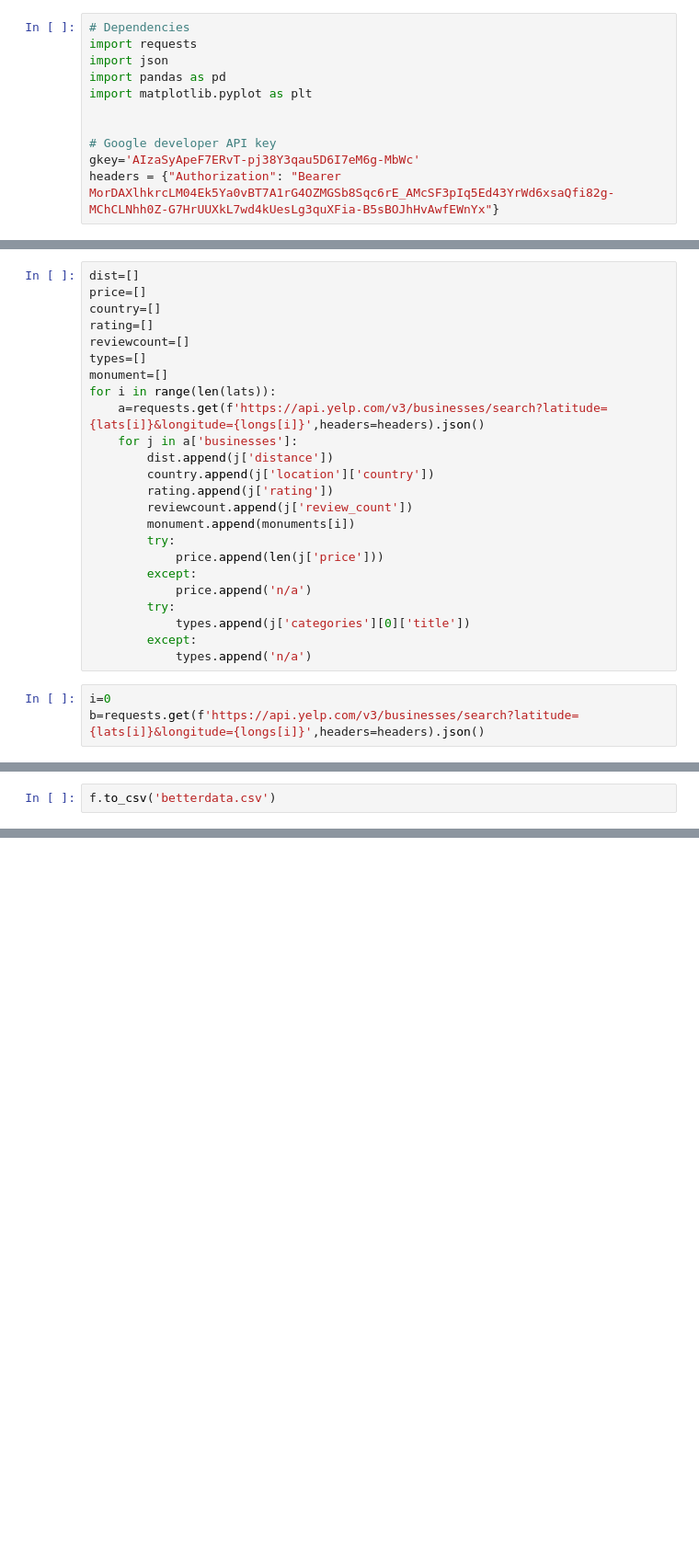
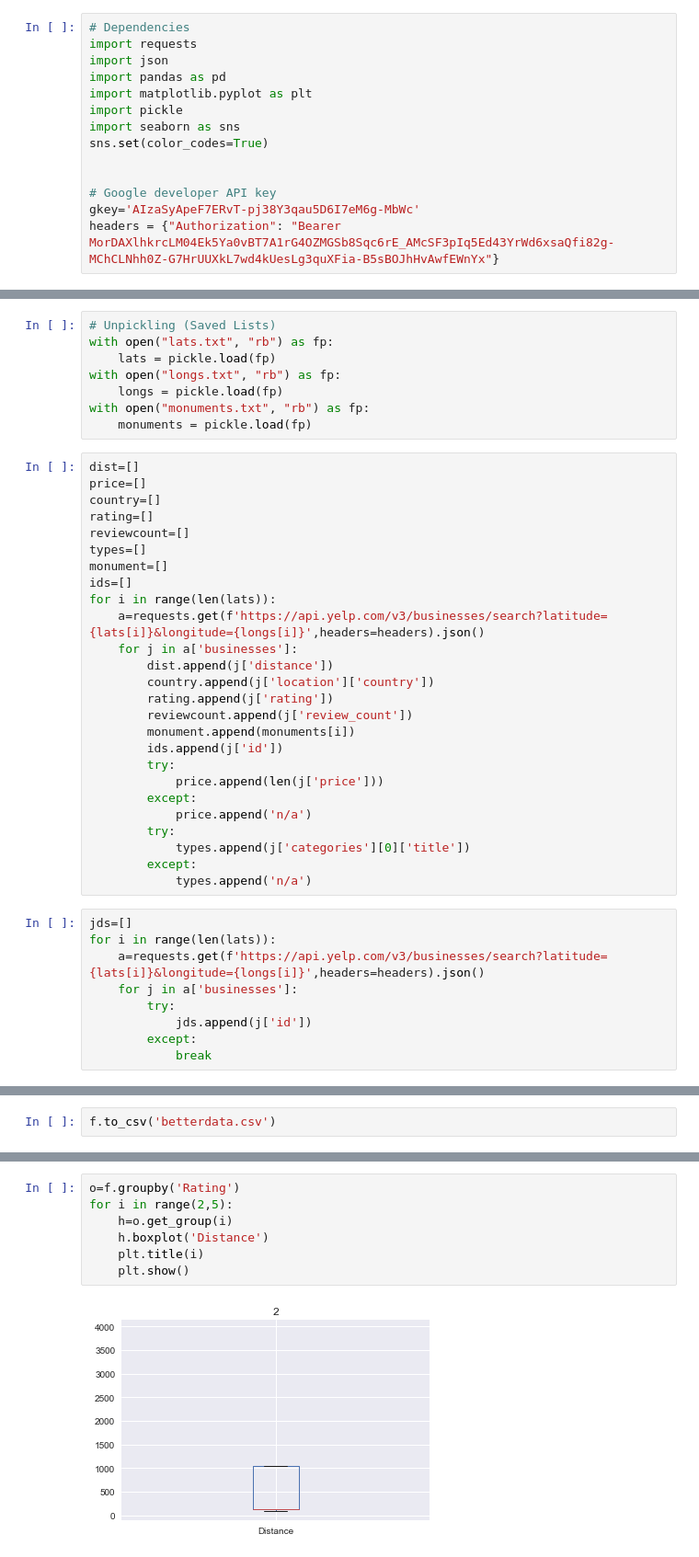
Before and after one commit to mu13j/Tourist-Traps, a Jupyter notebook: Monument Latitude and Longitudes.ipynb, the cells around one changed output, grey strips where cells are left out. Shown at 92% size. Drawn from its saved outputs; the diff is of its cells as text; blank space fills up the shorter version.

```diff
--- a/Monument Latitude and Longitudes.ipynb
+++ b/Monument Latitude and Longitudes.ipynb
@@ -4,6 +4,9 @@ import requests
 import json
 import pandas as pd
 import matplotlib.pyplot as plt
+import pickle
+import seaborn as sns
+sns.set(color_codes=True)
 
 
 # Google developer API key
@@ -36,3 +37,11 @@ for i in monuments:
+# %%
+# Unpickling (Saved Lists)
+with open("lats.txt", "rb") as fp:
+    lats = pickle.load(fp)
+with open("longs.txt", "rb") as fp:
+    longs = pickle.load(fp)
+with open("monuments.txt", "rb") as fp:
+    monuments = pickle.load(fp)
 # %%
 dist=[]
 price=[]
@@ -41,6 +50,7 @@ rating=[]
 reviewcount=[]
 types=[]
 monument=[]
+ids=[]
 for i in range(len(lats)):
     a=requests.get(f'https://api.yelp.com/v3/businesses/search?latitude={lats[i]}&longitude={longs[i]}',headers=headers).json()
     for j in a['businesses']:
@@ -49,6 +59,7 @@ for i in range(len(lats)):
         rating.append(j['rating'])
         reviewcount.append(j['review_count'])
         monument.append(monuments[i])
+        ids.append(j['id'])
         try:
             price.append(len(j['price']))
         except:
@@ -58,5 +69,11 @@ for i in range(len(lats)):
         except:
             types.append('n/a')
 # %%
-i=0
-b=requests.get(f'https://api.yelp.com/v3/businesses/search?latitude={lats[i]}&longitude={longs[i]}',headers=headers).json()
+jds=[]
+for i in range(len(lats)):
+    a=requests.get(f'https://api.yelp.com/v3/businesses/search?latitude={lats[i]}&longitude={longs[i]}',headers=headers).json()
+    for j in a['businesses']:
+        try:
+            jds.append(j['id'])
+        except:
+            break
@@ -107,0 +166,9 @@ prices
+# %%
+o=f.groupby('Rating')
+for i in range(2,5):
+    h=o.get_group(i)
+    h.boxplot('Distance')
+    plt.title(i)
+    plt.show()
+# %% [output]
+[figure, added]
```
Also changed, not shown: parts of 20 cells of this notebook, 3 other files.
